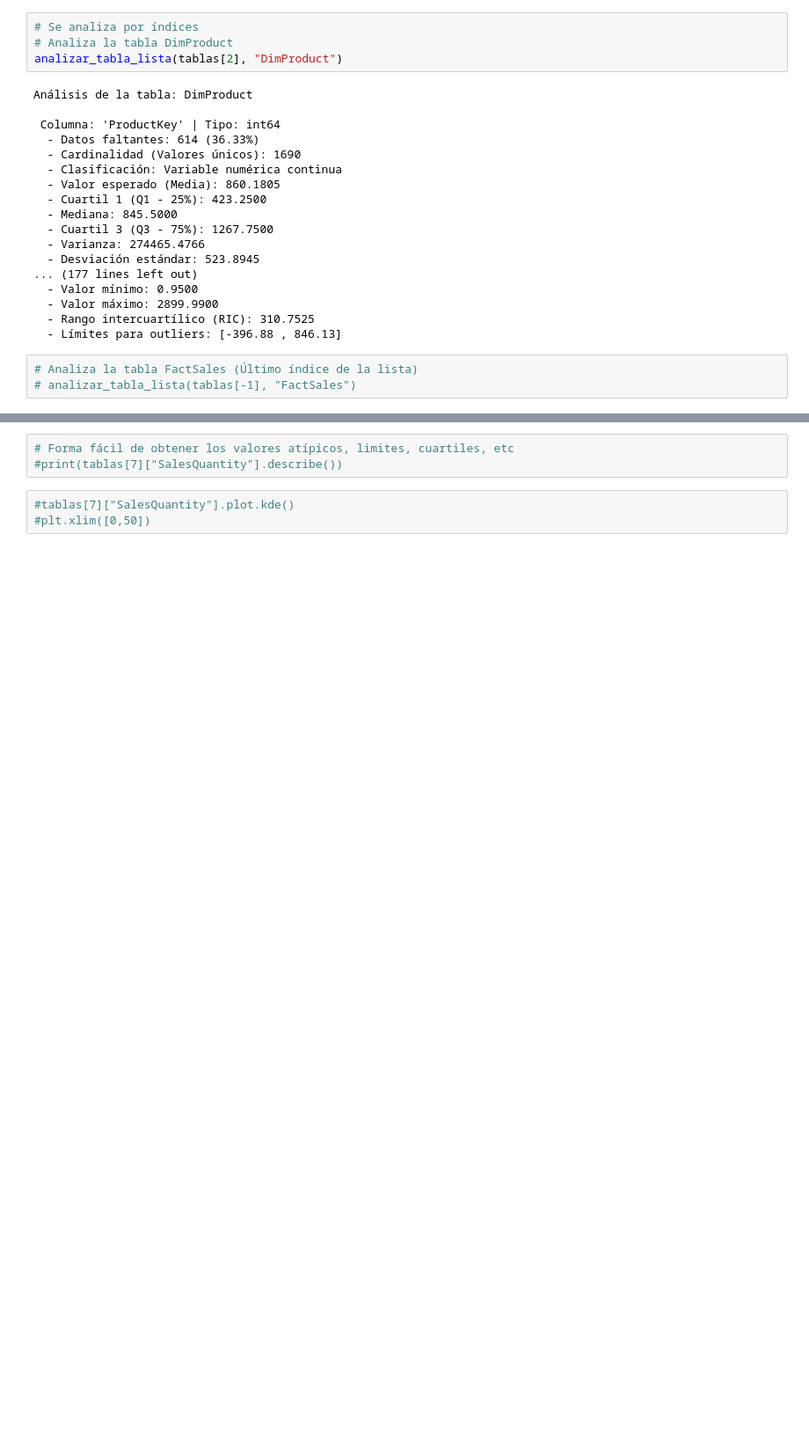
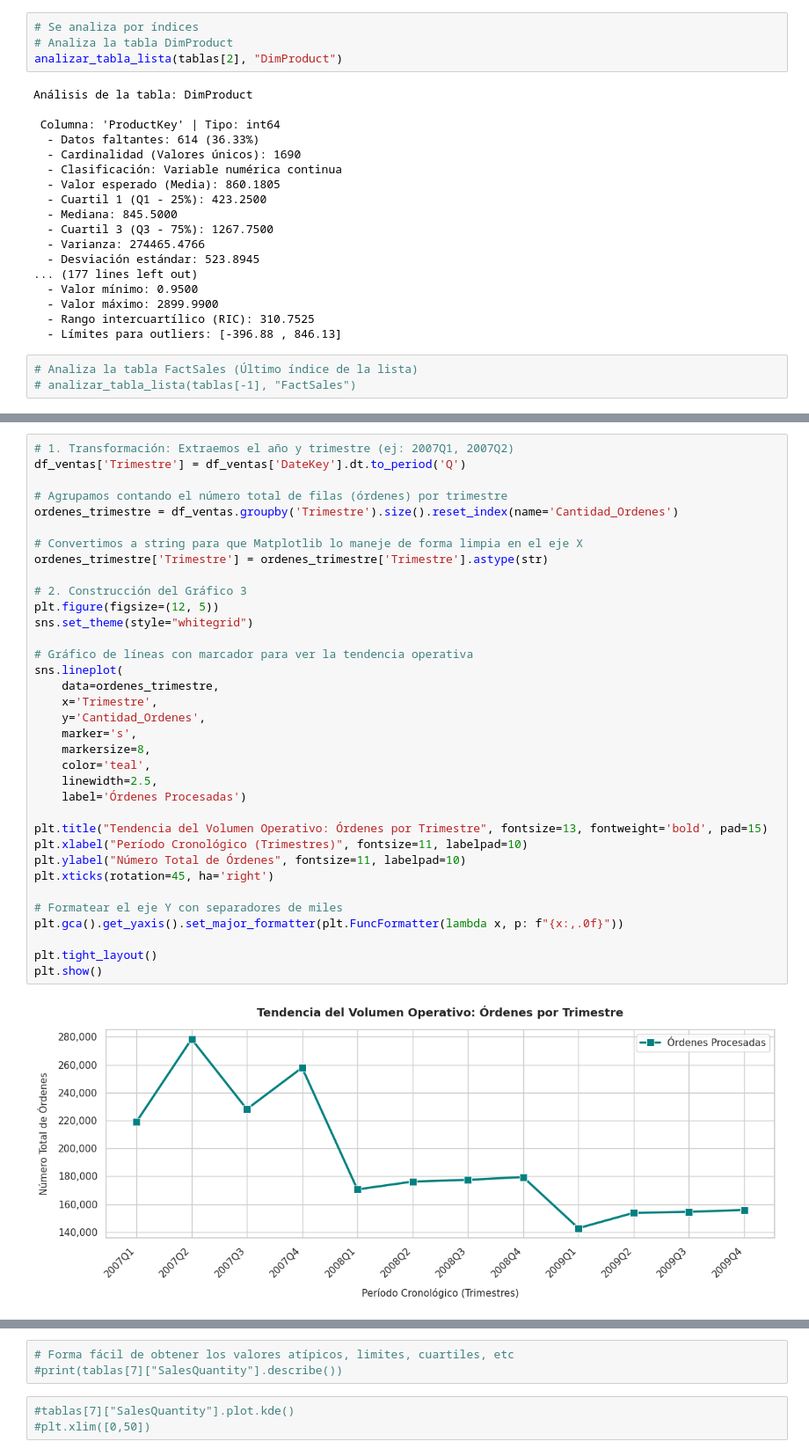
Before and after one commit to DarkLyng/Proyecto_Modelos, a Jupyter notebook: Proyecto_Modelos_.ipynb, the cells around one changed output, grey strips where cells are left out. Shown at 88% size. Drawn from its saved outputs; the diff is of its cells as text; blank space fills up the shorter version.

```diff
--- a/Proyecto_Modelos_.ipynb
+++ b/Proyecto_Modelos_.ipynb
@@ -263,0 +308,37 @@ Análisis de la tabla: DimProduct
+# %%
+# 1. Transformación: Extraemos el año y trimestre (ej: 2007Q1, 2007Q2)
+df_ventas['Trimestre'] = df_ventas['DateKey'].dt.to_period('Q')
+
+# Agrupamos contando el número total de filas (órdenes) por trimestre
+ordenes_trimestre = df_ventas.groupby('Trimestre').size().reset_index(name='Cantidad_Ordenes')
+
+# Convertimos a string para que Matplotlib lo maneje de forma limpia en el eje X
+ordenes_trimestre['Trimestre'] = ordenes_trimestre['Trimestre'].astype(str)
+
+# 2. Construcción del Gráfico 3
+plt.figure(figsize=(12, 5))
+sns.set_theme(style="whitegrid")
+
+# Gráfico de líneas con marcador para ver la tendencia operativa
+sns.lineplot(
+    data=ordenes_trimestre,
+    x='Trimestre',
+    y='Cantidad_Ordenes',
+    marker='s',
+    markersize=8,
+    color='teal',
+    linewidth=2.5,
+    label='Órdenes Procesadas')
+
+plt.title("Tendencia del Volumen Operativo: Órdenes por Trimestre", fontsize=13, fontweight='bold', pad=15)
+plt.xlabel("Período Cronológico (Trimestres)", fontsize=11, labelpad=10)
+plt.ylabel("Número Total de Órdenes", fontsize=11, labelpad=10)
+plt.xticks(rotation=45, ha='right')
+
+# Formatear el eje Y con separadores de miles
+plt.gca().get_yaxis().set_major_formatter(plt.FuncFormatter(lambda x, p: f"{x:,.0f}"))
+
+plt.tight_layout()
+plt.show()
+# %% [output]
+[figure, added]
```
Also changed, not shown: parts of 4 cells of this notebook.
